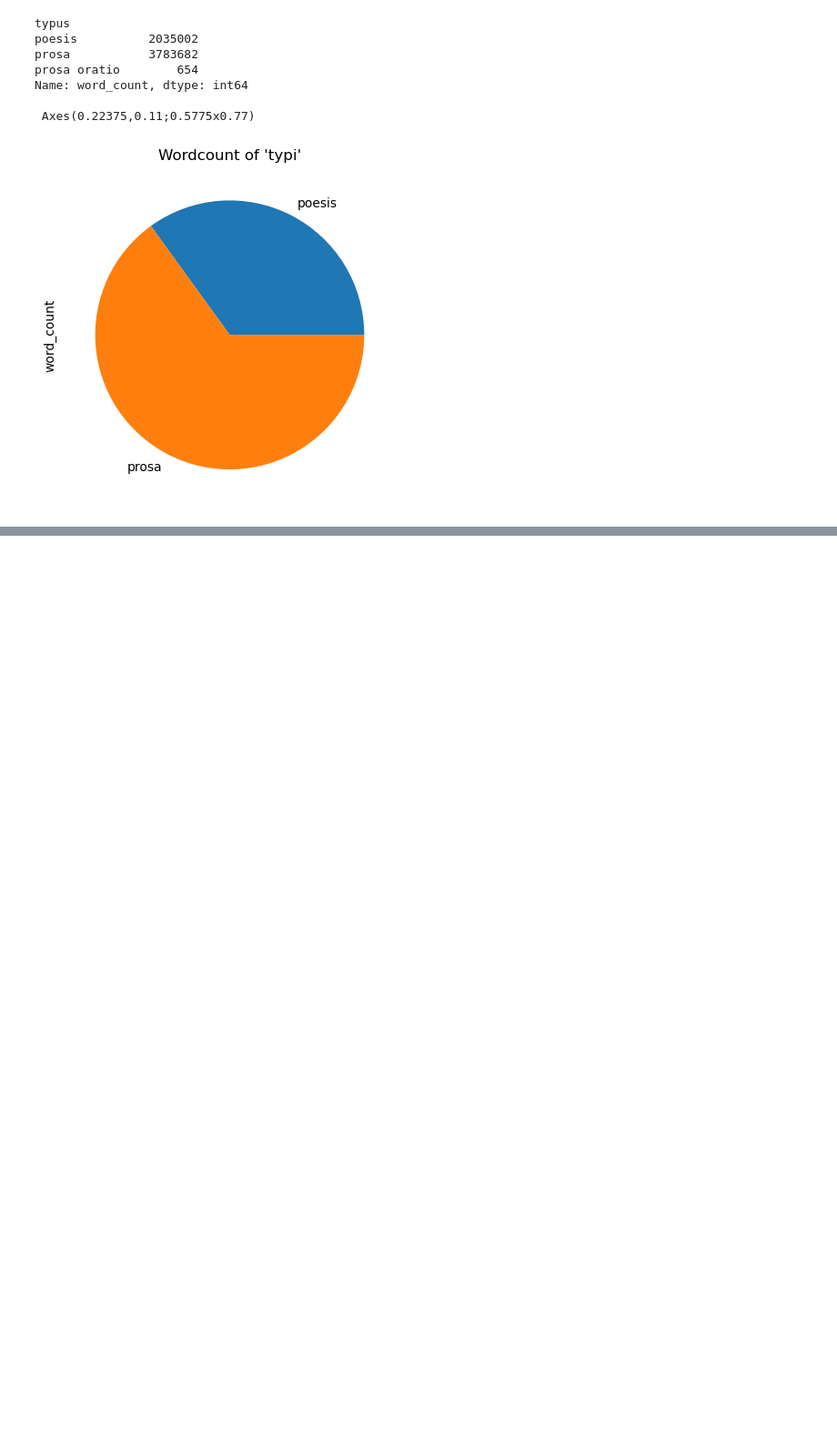
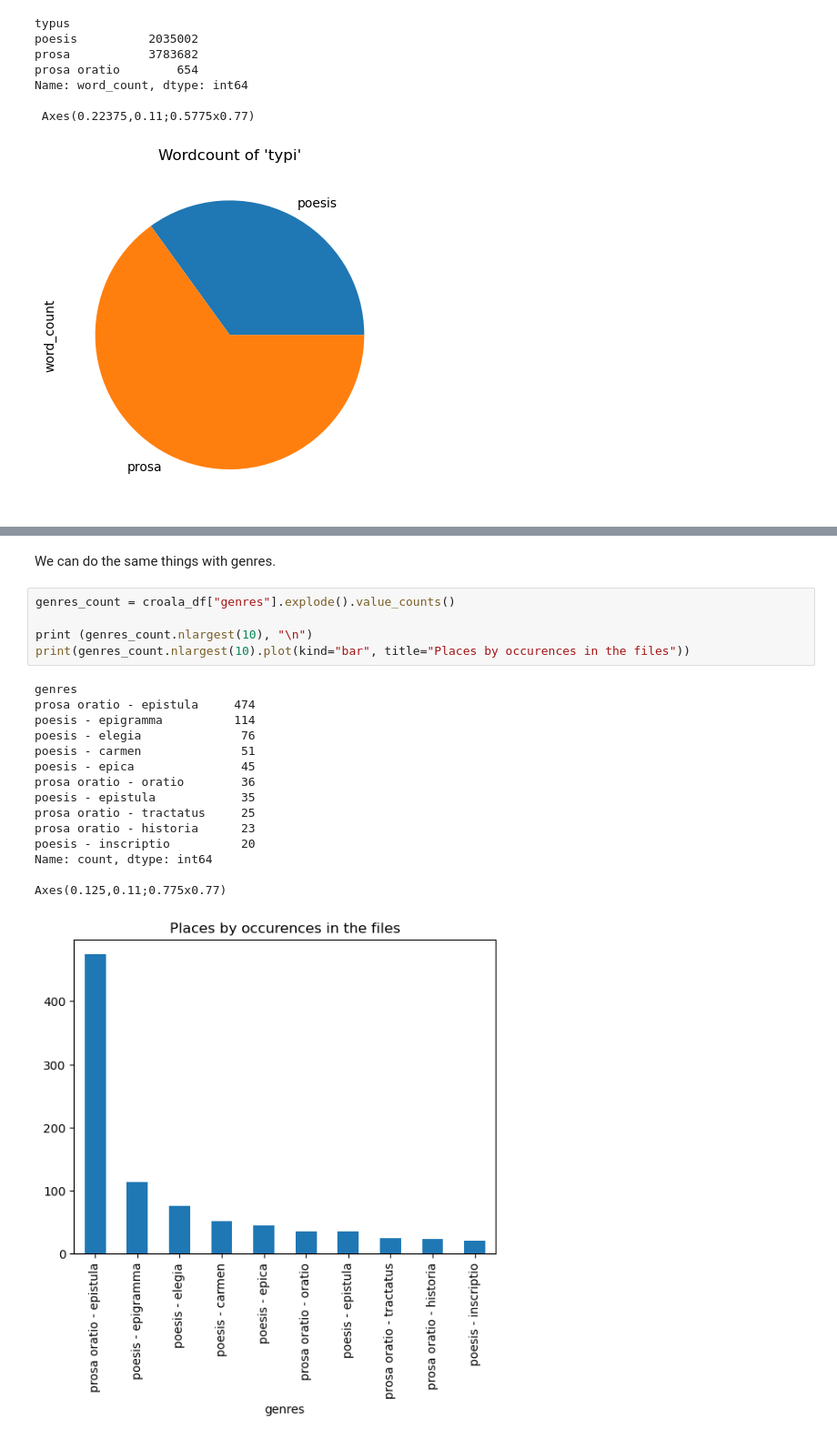
Before and after one commit to petar-soldo/croala-marulic, a Jupyter notebook: croala-marulus.ipynb, the cells around one changed output, grey strips where cells are left out. Shown at 91% size. Saved outputs shown, nothing was run; the diff lists cells and outputs as text; blank space fills up the shorter version.

```diff
--- a/croala-marulus.ipynb
+++ b/croala-marulus.ipynb
@@ -560,0 +566,23 @@ Zrinski, Juraj IV., Zrinius, Georgius IV comes, 1599-1626
+# %% [markdown]
+We can do the same things with genres.
+# %%
+genres_count = croala_df["genres"].explode().value_counts()
+
+print (genres_count.nlargest(10), "\n")
+print(genres_count.nlargest(10).plot(kind="bar", title="Places by occurences in the files"))
+# %% [output]
+genres
+prosa oratio - epistula     474
+poesis - epigramma          114
+poesis - elegia              76
+poesis - carmen              51
+poesis - epica               45
+prosa oratio - oratio        36
+poesis - epistula            35
+prosa oratio - tractatus     25
+prosa oratio - historia      23
+poesis - inscriptio          20
+Name: count, dtype: int64
+
+Axes(0.125,0.11;0.775x0.77)
+[figure, added]
```
Also changed, not shown: parts of 12 cells of this notebook.
